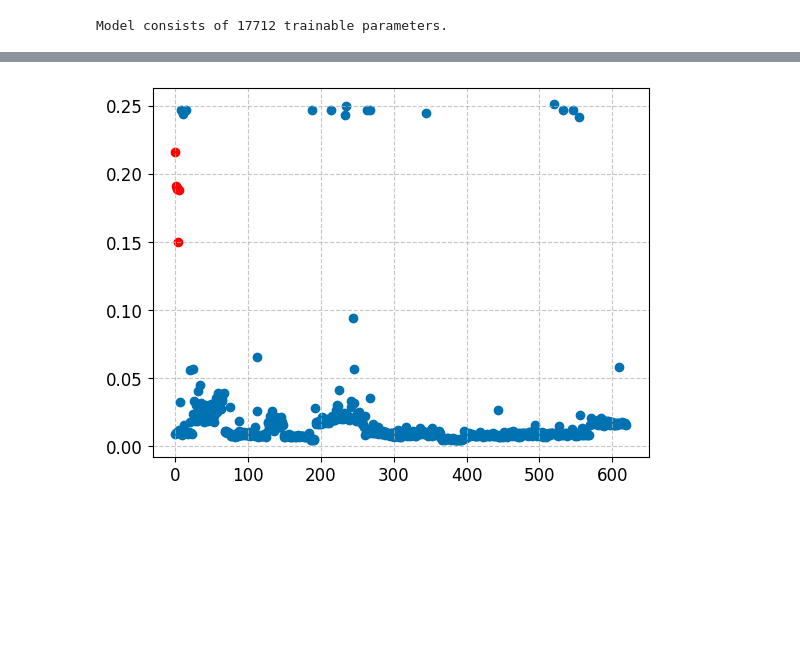
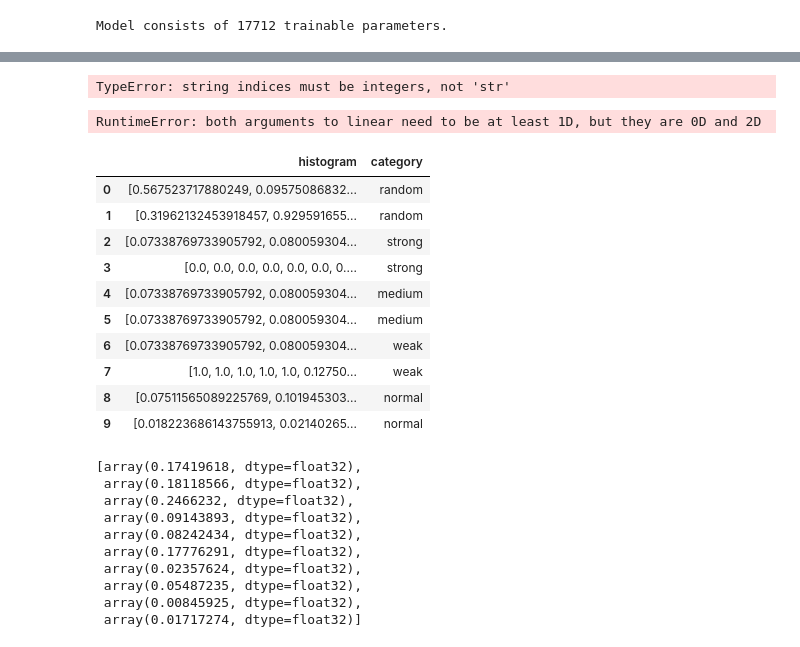
Before and after one commit to jHrdy/vyzkumak, a Jupyter notebook: src/anomaly_detection/deep_learning/autoencoders/testing_ae/lin_ae_testing.ipynb, the cells around one changed output, grey strips where cells are left out. Saved outputs shown, nothing was run; the diff lists cells and outputs as text; code cells hidden in the pictures; blank space fills up the shorter version.

```diff
--- a/src/anomaly_detection/deep_learning/autoencoders/testing_ae/lin_ae_testing.ipynb
+++ b/src/anomaly_detection/deep_learning/autoencoders/testing_ae/lin_ae_testing.ipynb
@@ -124,8 +95,0 @@ plt.show()
-# %%
-rand_scores = score_points(randoms)
-apply_global_style()
-plt.scatter(range(len(scores)), scores)
-plt.scatter(range(len(rand_scores)), rand_scores, color='red')
-plt.show()
-# %% [output]
-[figure, removed]
@@ -131,0 +102,35 @@ plt.show()
+# %%
+eval_df[eval_df['category'] == 'strong']['histogram'].values
+# %% [output]
+TypeError: string indices must be integers, not 'str'
+# %%
+eval_score = score_points(torch.tensor(eval_df['histogram']).to(torch.float32))
+# %% [output]
+RuntimeError: both arguments to linear need to be at least 1D, but they are 0D and 2D
+# %%
+eval_df
+# %% [output]
+|  | histogram | category |
+| 0 | [0.567523717880249, 0.09575086832... | random |
+| 1 | [0.31962132453918457, 0.929591655... | random |
+| 2 | [0.07338769733905792, 0.080059304... | strong |
+| 3 | [0.0, 0.0, 0.0, 0.0, 0.0, 0.0, 0.... | strong |
+| 4 | [0.07338769733905792, 0.080059304... | medium |
+| 5 | [0.07338769733905792, 0.080059304... | medium |
+| 6 | [0.07338769733905792, 0.080059304... | weak |
+| 7 | [1.0, 1.0, 1.0, 1.0, 1.0, 0.12750... | weak |
+| 8 | [0.07511565089225769, 0.101945303... | normal |
+| 9 | [0.018223686143755913, 0.02140265... | normal |
+# %%
+eval_score = score_points(eval_df['histogram'])
+# %% [output]
+[array(0.17419618, dtype=float32),
+ array(0.18118566, dtype=float32),
+ array(0.2466232, dtype=float32),
+ array(0.09143893, dtype=float32),
+ array(0.08242434, dtype=float32),
+ array(0.17776291, dtype=float32),
+ array(0.02357624, dtype=float32),
+ array(0.05487235, dtype=float32),
+ array(0.00845925, dtype=float32),
+ array(0.01717274, dtype=float32)]
```
Also changed, not shown: parts of 8 cells of this notebook, 5 other files.
